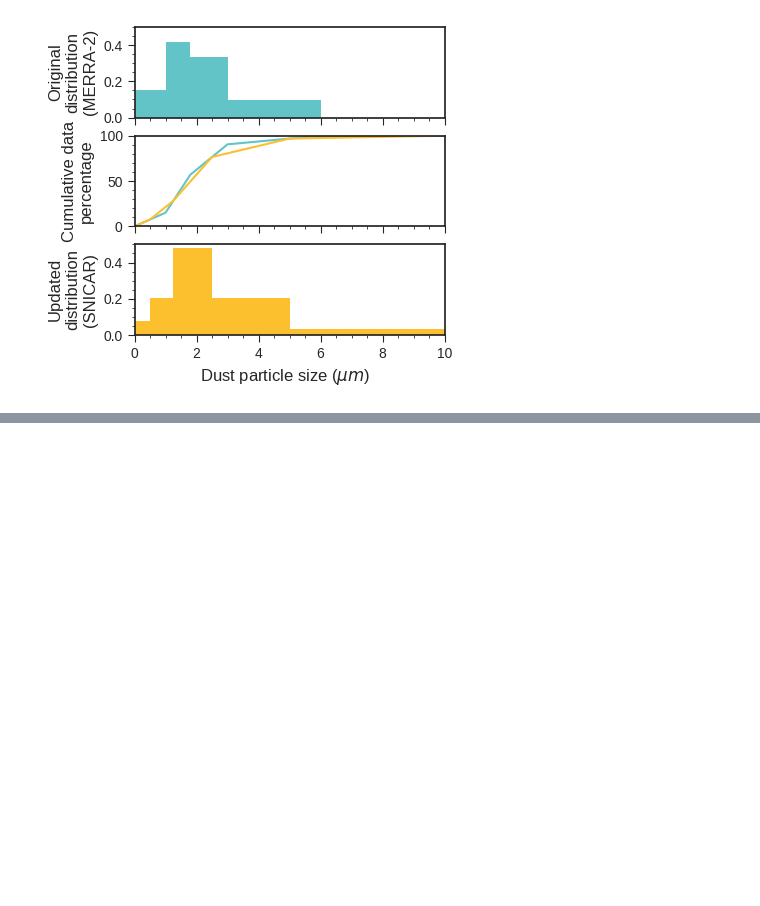
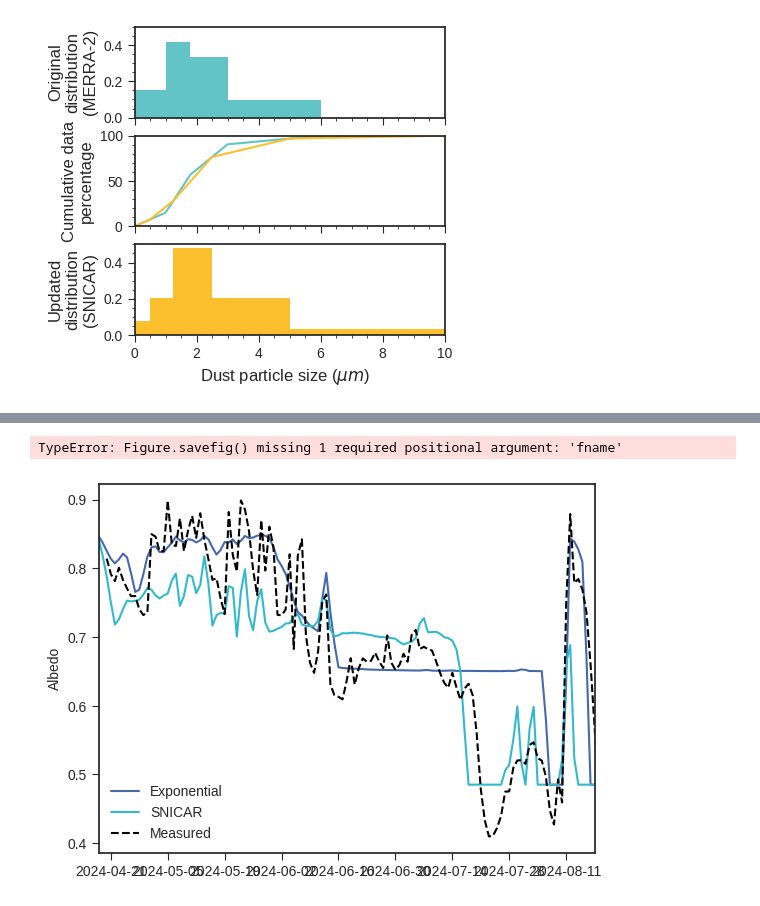
Before and after one commit to clairevwilson/PEBSI, a Jupyter notebook: figs_results.ipynb, the cells around one changed output, grey strips where cells are left out. Drawn from its saved outputs; the diff is of its cells as text; code cells hidden in the pictures; blank space fills up the shorter version.

```diff
--- a/figs_results.ipynb
+++ b/figs_results.ipynb
@@ -465,0 +505,10 @@ plt.show()
+# %%
+all_B_MAE = []
+for c5, kp in all_pareto_flat:
+    all_B_MAE.append(result_dict[c5][kp]['B']['albedo_MAE'])
+print('ALBEDO', np.mean(all_B_MAE))
+
+all_B_MAE = []
+for c5, kp in all_pareto_flat:
+    all_B_MAE.append(result_dict[c5][kp]['B']['2024_MAE'])
+print('DH',np.mean(all_B_MAE))
@@ -465,0 +544,18 @@ plt.show()
+# %%
+ds_exp = xr.open_dataset('/trace/home/cvwilson/research/Output/expalbedo4.nc').resample(time='d').mean()
+ds_snicar = gsproc.get_any(result_dict, best[0], best[1], 'B', run_type='2024').resample(time='d').mean()
+ds_check = xr.open_dataset('/trace/home/cvwilson/research/Output/base.nc0.nc').resample(time='d').mean()
+
+fig, ax = plt.subplots()
+ax.plot(ds_exp.time, ds_exp.albedo,label='Exponential',c="#4669AC")
+ax.plot(ds_snicar.time, ds_snicar.albedo, label='SNICAR',c="#32BACC")
+ax.plot(result_dict[c5][kp]['B']['albedo_dates'], result_dict[c5][kp]['B']['albedo_meas'], label='Measured',color='k',linestyle='--')
+ax.legend()
+ax.set_ylabel('Albedo')
+ax.set_xticks(pd.date_range('2024-04-18','2024-08-18',freq='2W'))
+ax.tick_params(length=5)
+ax.set_xlim(pd.to_datetime('2024-04-18'), pd.to_datetime('2024-08-18'))
+plt.savefig()
+# %% [output]
+TypeError: Figure.savefig() missing 1 required positional argument: 'fname'
+[figure, added]
```
Also changed, not shown: parts of 11 cells of this notebook, 7 other files.
